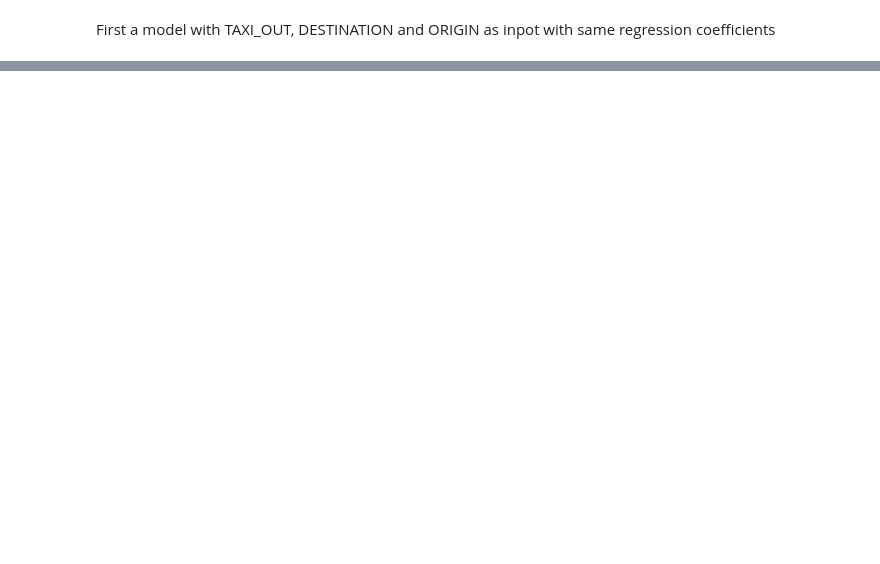
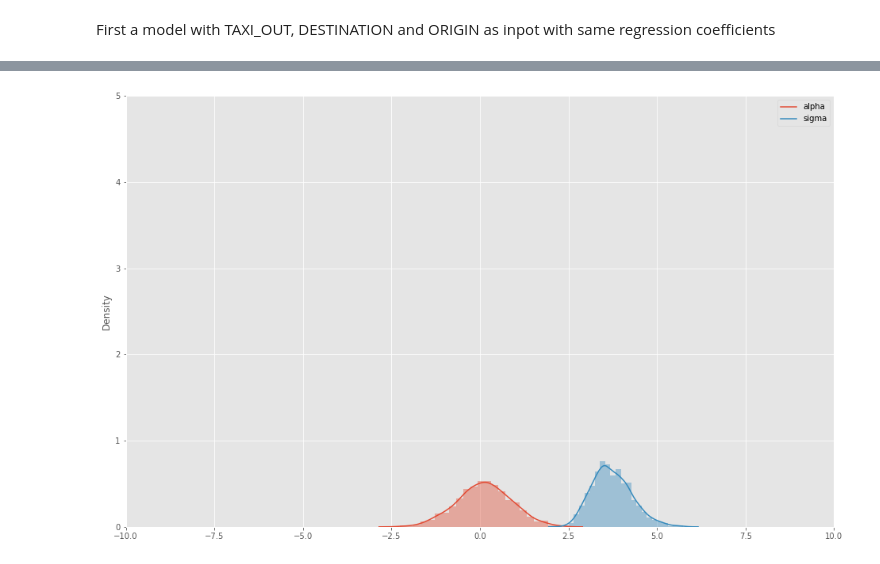
Before and after one commit to JCRL21/ModelML_project, a Jupyter notebook: leg_med_modeller.ipynb, the cells around one changed output, grey strips where cells are left out. Drawn from its saved outputs; the diff is of its cells as text; code cells hidden in the pictures; blank space fills up the shorter version.

```diff
--- a/leg_med_modeller.ipynb
+++ b/leg_med_modeller.ipynb
@@ -154,4 +205,18 @@ mcmc.summary()
 
 Number of divergences: 0
-# %%
-mcmc.run(X_train_small, y_train_small)
+# %%
+# Extract samples from posterior
+posterior_samples = mcmc.get_samples()
+
+sns.distplot(posterior_samples["alpha"])
+sns.distplot(posterior_samples["sigma"])
+
+# Alternate plotting due to deprecated distplot-function
+#sns.histplot(data=posterior_samples["alpha"], kde=True, stat='density', color=next(palette), element="step")
+#sns.histplot(data=posterior_samples["sigma"], kde=True, stat='density', color=next(palette), element="step")
+
+plt.legend(["alpha", "sigma"])
+plt.axis([-10,10,0,5])
+plt.show()
+# %% [output]
+[figure, added]
```
Also changed, not shown: parts of 12 cells of this notebook, 2 other files.
